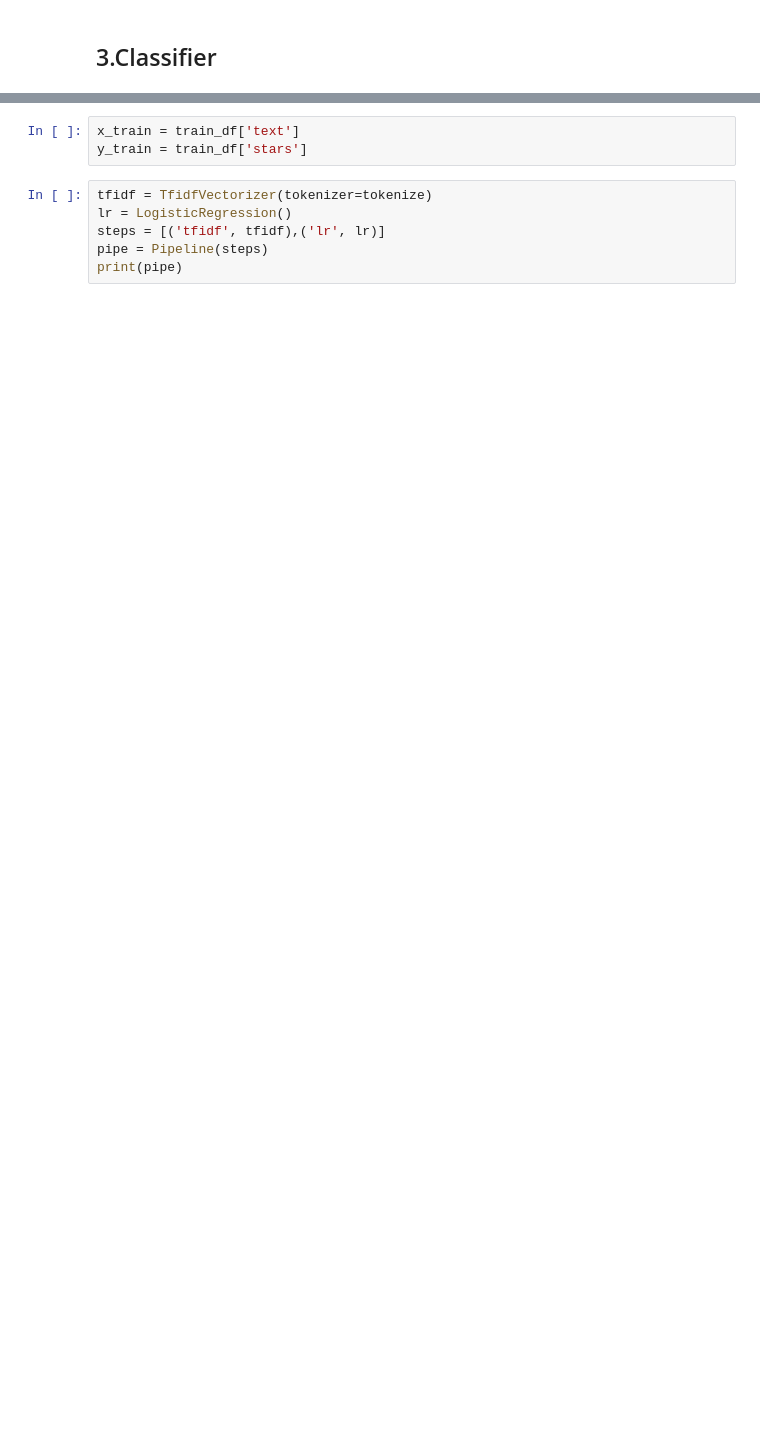
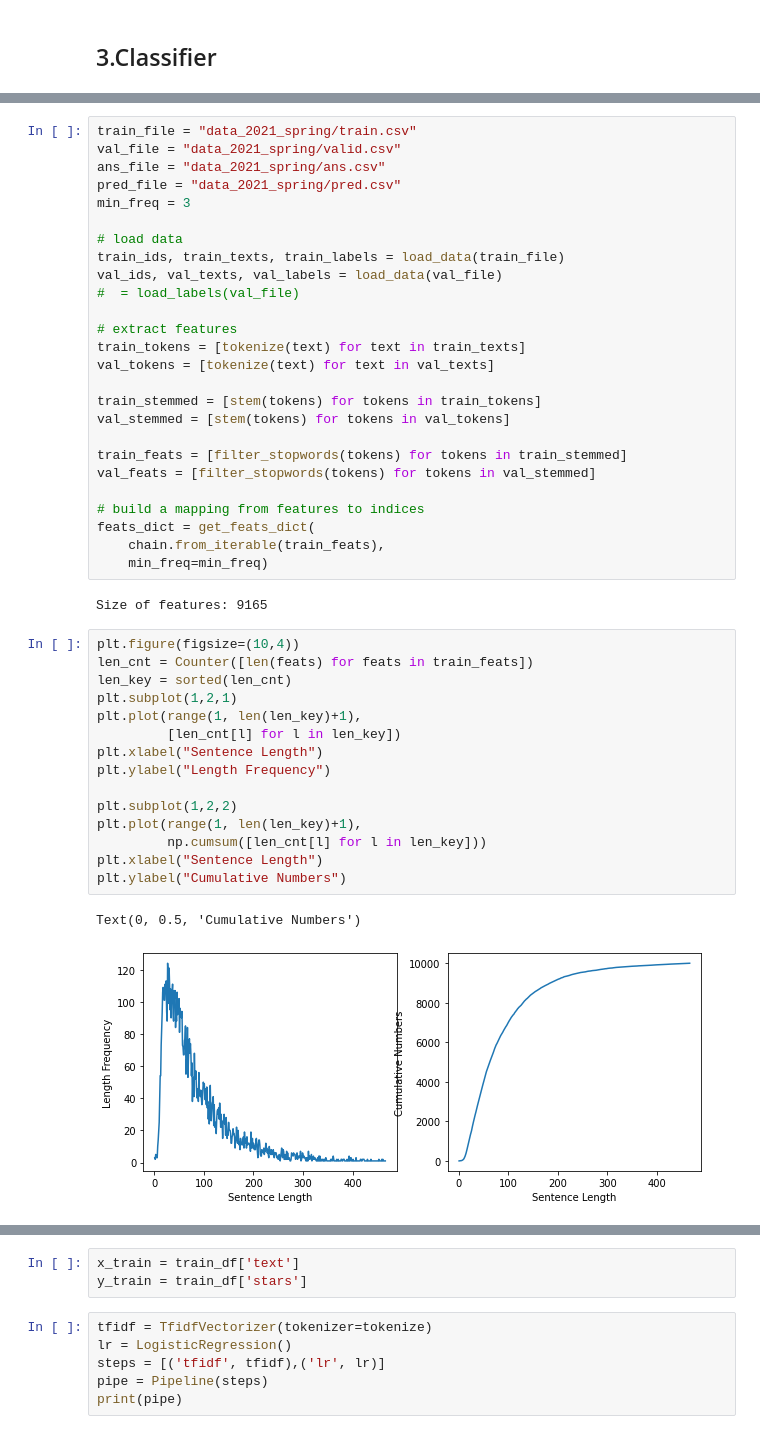
Before and after one commit to KevynUtopia/Text-Segmentation, a Jupyter notebook: group22_project1.ipynb, the cells around one changed output, grey strips where cells are left out. Drawn from its saved outputs; the diff is of its cells as text; blank space fills up the shorter version.

```diff
--- a/group22_project1.ipynb
+++ b/group22_project1.ipynb
@@ -256,0 +447,46 @@ for token in doc:
+# %%
+train_file = "data_2021_spring/train.csv"
+val_file = "data_2021_spring/valid.csv"
+ans_file = "data_2021_spring/ans.csv"
+pred_file = "data_2021_spring/pred.csv"
+min_freq = 3
+
+# load data
+train_ids, train_texts, train_labels = load_data(train_file)
+val_ids, val_texts, val_labels = load_data(val_file)
+#  = load_labels(val_file)
+
+# extract features
+train_tokens = [tokenize(text) for text in train_texts]
+val_tokens = [tokenize(text) for text in val_texts]
+
+train_stemmed = [stem(tokens) for tokens in train_tokens]
+val_stemmed = [stem(tokens) for tokens in val_tokens]
+
+train_feats = [filter_stopwords(tokens) for tokens in train_stemmed]
+val_feats = [filter_stopwords(tokens) for tokens in val_stemmed]
+
+# build a mapping from features to indices
+feats_dict = get_feats_dict(
+    chain.from_iterable(train_feats),
+    min_freq=min_freq)
+# %% [output]
+Size of features: 9165
+# %%
+plt.figure(figsize=(10,4))
+len_cnt = Counter([len(feats) for feats in train_feats])
+len_key = sorted(len_cnt)
+plt.subplot(1,2,1)
+plt.plot(range(1, len(len_key)+1),
+         [len_cnt[l] for l in len_key])
+plt.xlabel("Sentence Length")
+plt.ylabel("Length Frequency")
+
+plt.subplot(1,2,2)
+plt.plot(range(1, len(len_key)+1),
+         np.cumsum([len_cnt[l] for l in len_key]))
+plt.xlabel("Sentence Length")
+plt.ylabel("Cumulative Numbers")
+# %% [output]
+Text(0, 0.5, 'Cumulative Numbers')
+[figure, added]
```
Also changed, not shown: parts of 25 cells of this notebook, 2 other files.
